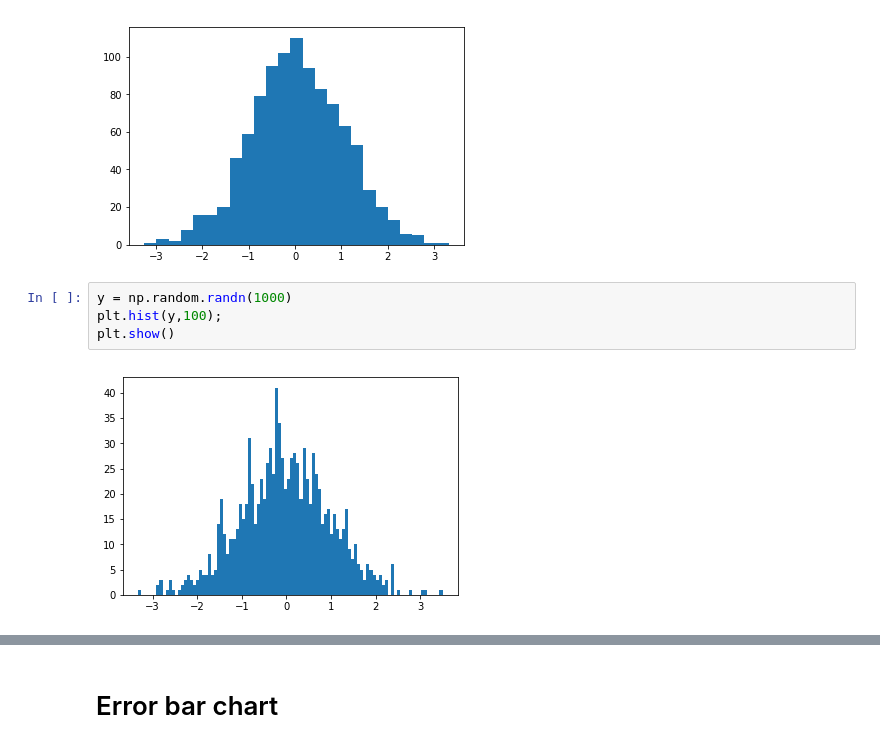
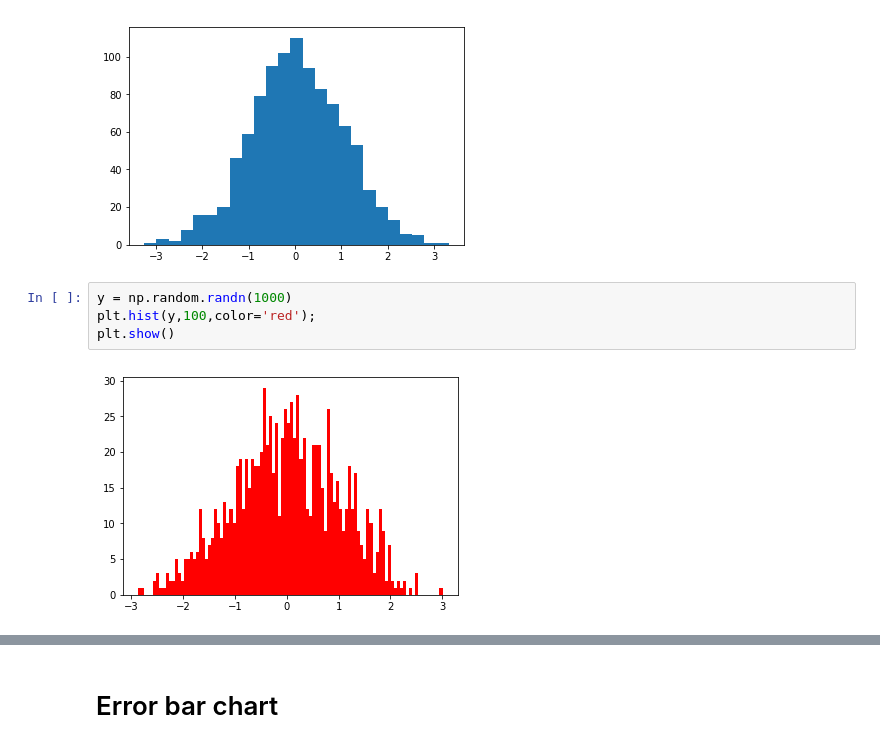
Before and after one commit to mubaxhir/jumanji, a Jupyter notebook: learning MATPLOTLIB.ipynb, the cells around one changed output, grey strips where cells are left out. Cells and saved outputs as stored; diff of their text form.

```diff
--- a/learning MATPLOTLIB.ipynb
+++ b/learning MATPLOTLIB.ipynb
@@ -268,7 +270,7 @@ plt.show()
 [figure]
 # %%
 y = np.random.randn(1000)
-plt.hist(y,100);
+plt.hist(y,100,color='red');
 plt.show()
 # %% [output]
-[figure, old version]
+[figure, new version]
```
Also changed, not shown: parts of 7 cells of this notebook.
